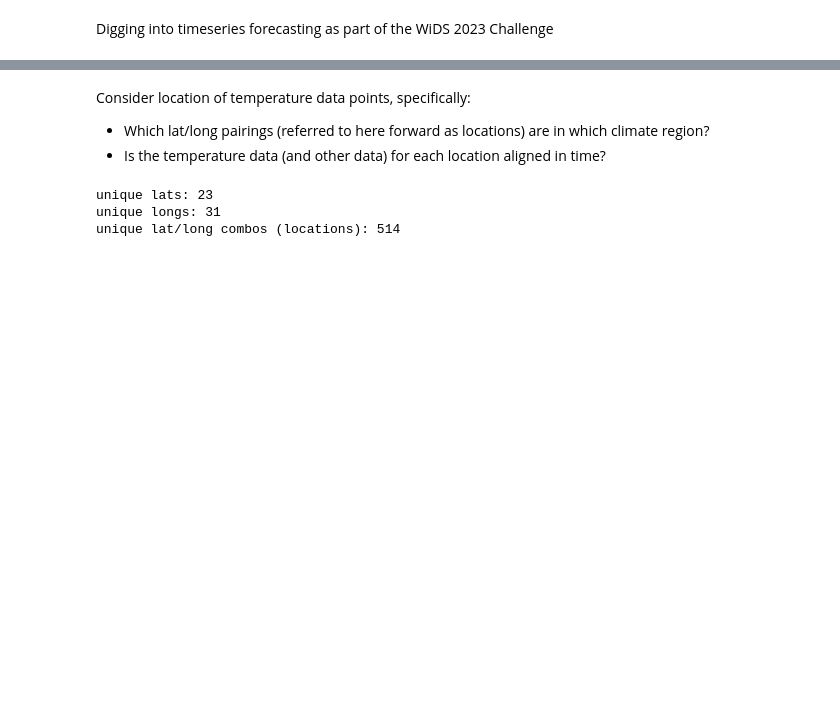
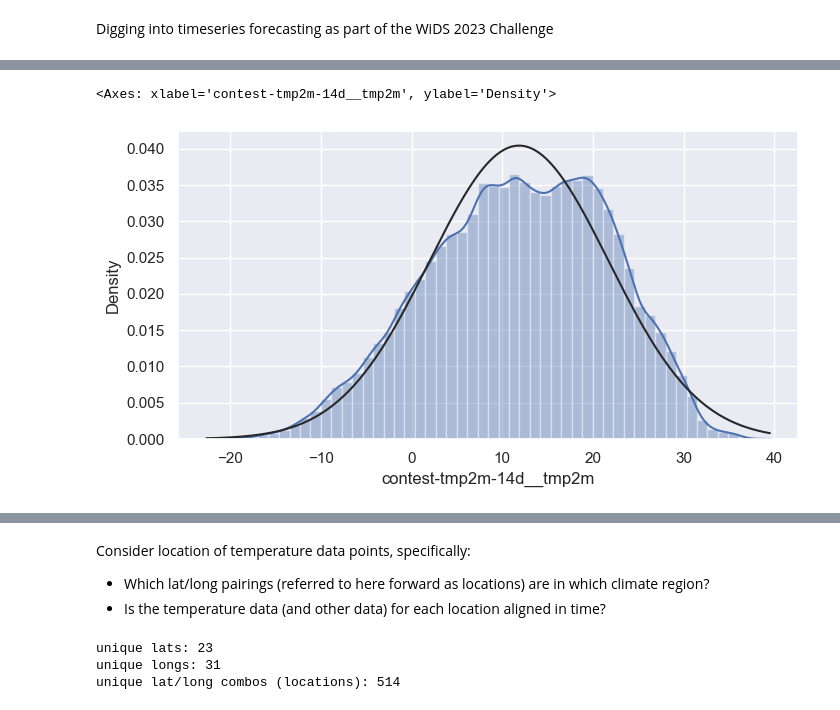
Before and after one commit to apiscopo/TimeSeriesForecasting_temperature, a Jupyter notebook: amy-wids-2023.ipynb, the cells around one changed output, grey strips where cells are left out. Saved outputs shown, nothing was run; the diff lists cells and outputs as text; code cells hidden in the pictures; blank space fills up the shorter version.

```diff
--- a/amy-wids-2023.ipynb
+++ b/amy-wids-2023.ipynb
@@ -55,0 +68,8 @@ test_df = add_season(test_df)
+# %%
+# Analysis of the target variable 'contest-tmp2m-14d__tmp2m'
+# Distribution plot along with the standard gaussian curve for target varible
+sns.set(rc={"figure.figsize": (8, 4)}); np.random.seed(0)
+sns.distplot(df['contest-tmp2m-14d__tmp2m'], fit=norm)
+# %% [output]
+<Axes: xlabel='contest-tmp2m-14d__tmp2m', ylabel='Density'>
+[figure, added]
```
Also changed, not shown: parts of 6 cells of this notebook, 1 other file.
